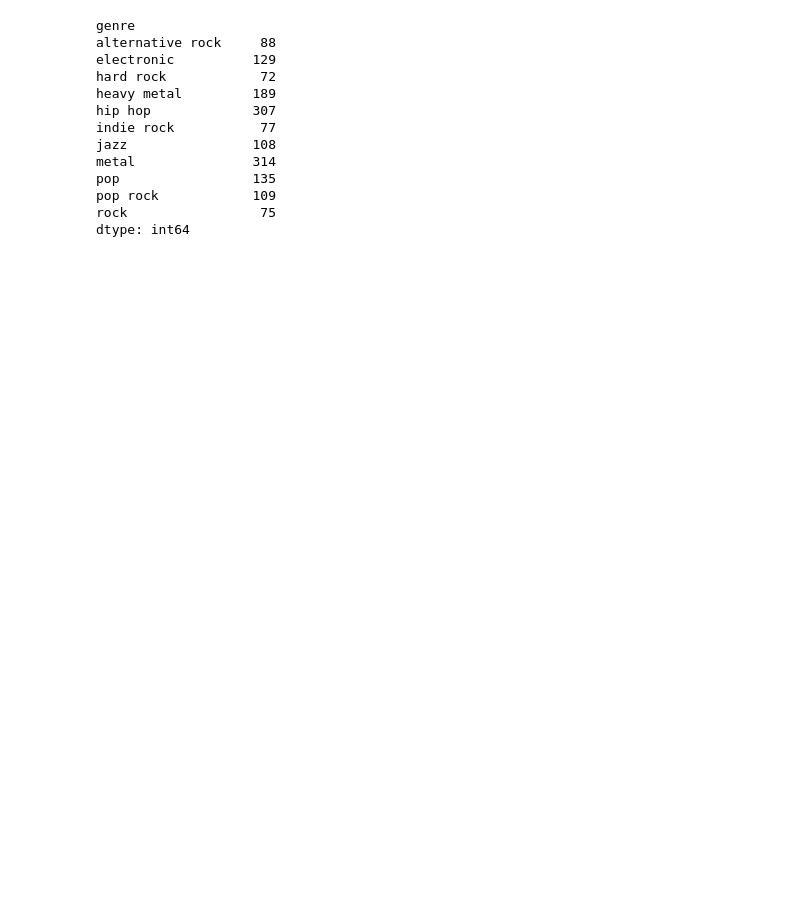
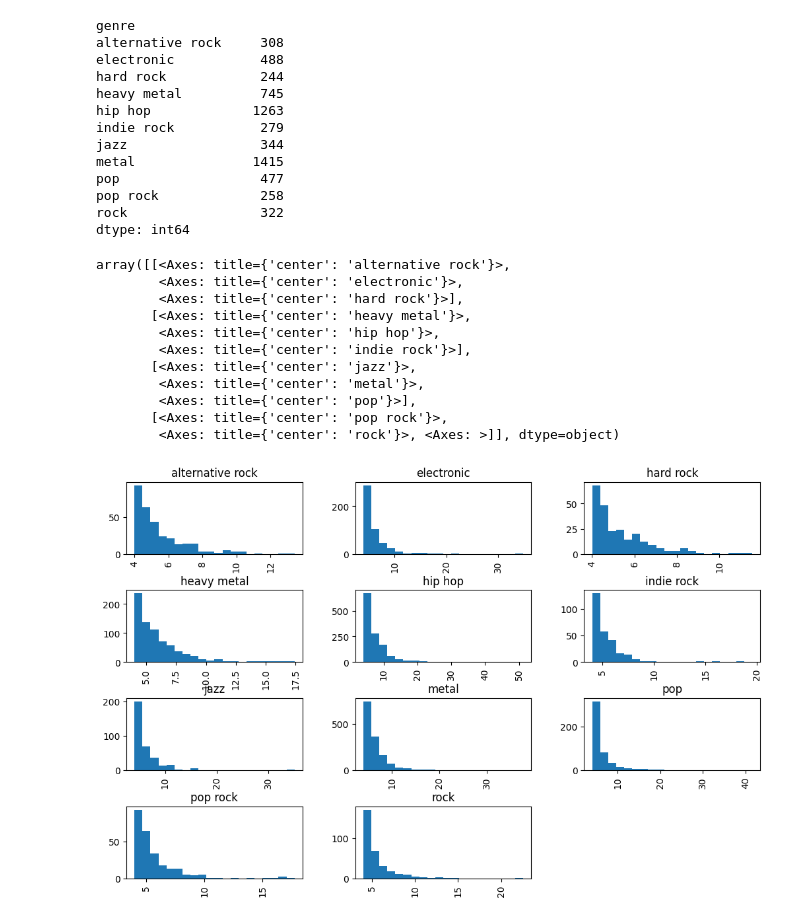
Before and after one commit to markusradke/LyricsGenreRecognition, a Jupyter notebook: notebooks/prototyping/test.ipynb, the cells around one changed output. Cells and saved outputs as stored; diff of their text form; code cells hidden in the pictures; blank space fills up the shorter version.

Commit message:
introduce bigram boundary filter and run 20% prototype fixed logreg

```diff
--- a/notebooks/prototyping/test.ipynb
+++ b/notebooks/prototyping/test.ipynb
@@ -22,14 +26,21 @@ genre = english_subsample["cat12"]
 # %%
 # takes ~ 2 minutes to run extraction on full data
 from helpers.LyricsClassficationExperiment import LyricsClassificationExperiment
+
 experiment = LyricsClassificationExperiment(
     corpus=english,
     genrecol="cat12",
     lyricscol="lyrics_lemmatized",
     artistcol="track.s.firstartist.name",
     random_state=42,
-    subsample_debug=0.05,
-    output_dir="data/experiment_outputs/Monroe_Extractor_Test"
+    subsample_debug=0.2,
+    output_dir="data/experiment_outputs/Monroe_Extractor_Test",
 )
-experiment.compute_monroe_ngram_features(use_stopword_filter=True, include_unigrams=True, prior_concentration=1.0, p_value=0.001)
+experiment.compute_monroe_ngram_features(
+    use_stopword_filter=True,
+    use_bigram_boundary_filter=True,
+    include_unigrams=True,
+    prior_concentration=1.0,
+    p_value=0.001,
+)
 # %% [output]
@@ -41,18 +65,31 @@ MonroeExtractor configured: Monroe N-grams (min 20 artists, with unigrams, stopw
 experiment.extractor.z_scores_df_.query("passes_bh and z_score > 0").groupby("genre").size()
 # %% [output]
 genre
-alternative rock     88
-electronic          129
-hard rock            72
-heavy metal         189
-hip hop             307
-indie rock           77
-jazz                108
-metal               314
-pop                 135
-pop rock            109
-rock                 75
+alternative rock     308
+electronic           488
+hard rock            244
+heavy metal          745
+hip hop             1263
+indie rock           279
+jazz                 344
+metal               1415
+pop                  477
+pop rock             258
+rock                 322
 dtype: int64
 # %%
-experiment.extractor.z_scores_df_.query("passes_bh and z_score > 0")["z_core"].hist(by=experiment.extractor.z_scores_df_["genre"], bins=20, figsize=(12, 8))
+experiment.extractor.z_scores_df_.query("passes_bh and z_score > 0")["z_score"].hist(by=experiment.extractor.z_scores_df_["genre"], bins=20, figsize=(12, 8))
+# %% [output]
+array([[<Axes: title={'center': 'alternative rock'}>,
+        <Axes: title={'center': 'electronic'}>,
+        <Axes: title={'center': 'hard rock'}>],
+       [<Axes: title={'center': 'heavy metal'}>,
+        <Axes: title={'center': 'hip hop'}>,
+        <Axes: title={'center': 'indie rock'}>],
+       [<Axes: title={'center': 'jazz'}>,
+        <Axes: title={'center': 'metal'}>,
+        <Axes: title={'center': 'pop'}>],
+       [<Axes: title={'center': 'pop rock'}>,
+        <Axes: title={'center': 'rock'}>, <Axes: >]], dtype=object)
+[figure, added]
 # %%
```
Also changed, not shown: parts of 4 cells of this notebook, 4 other files.
